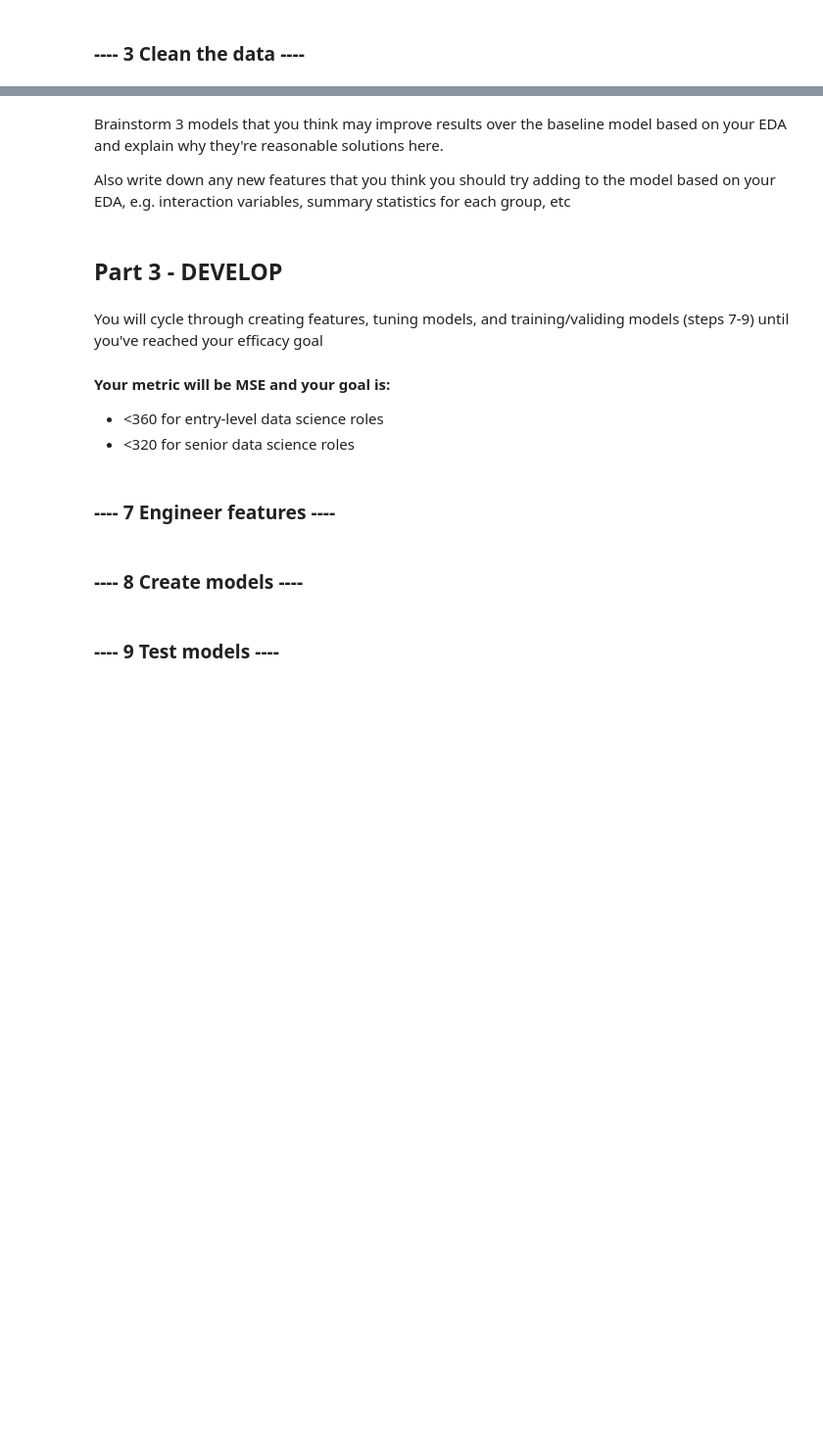
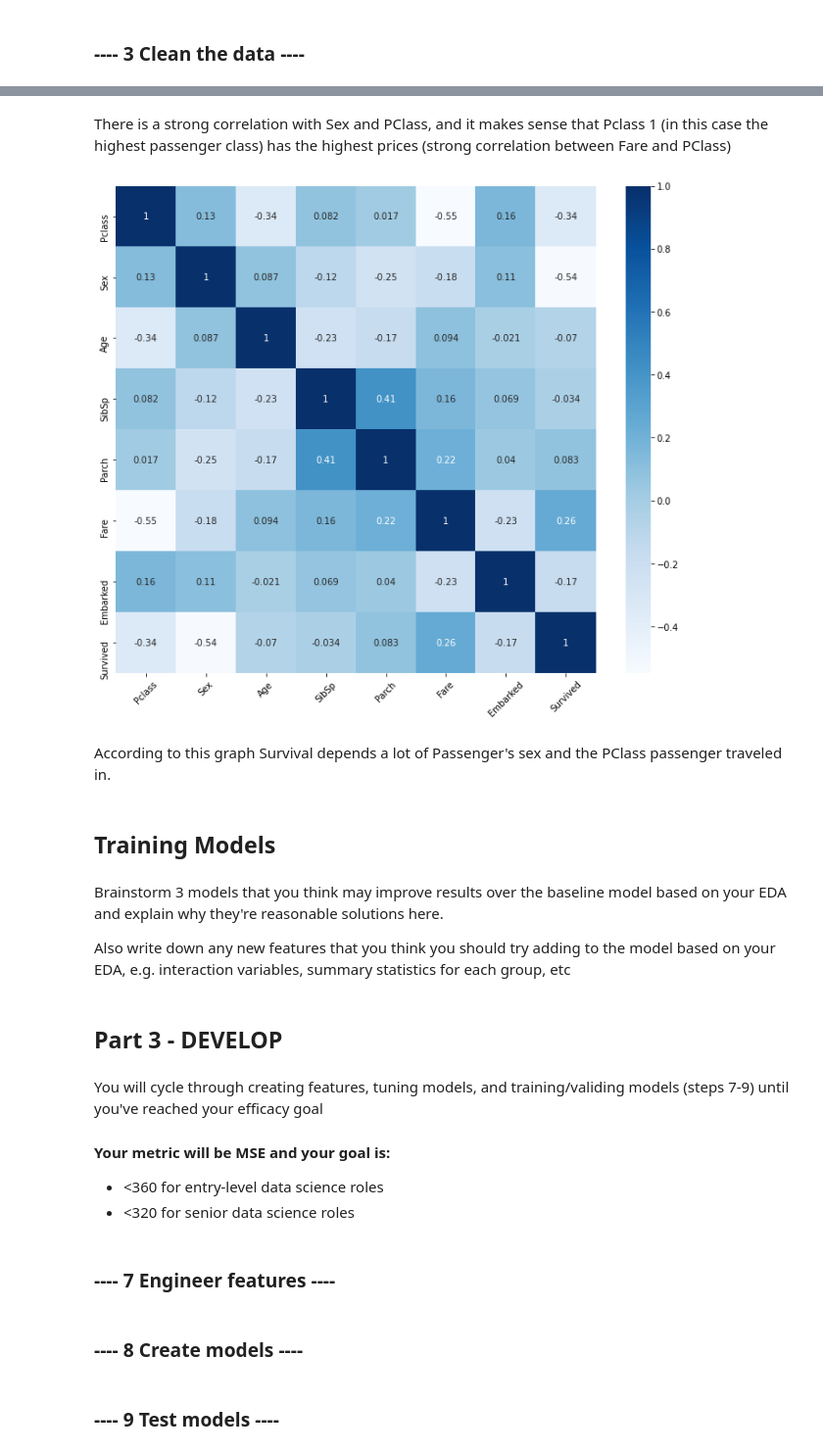
Before and after one commit to danielaaz04/titanic, a Jupyter notebook: Titanic Notebook.ipynb, the cells around one changed output, grey strips where cells are left out. Shown at 98% size. Cells and saved outputs as stored; diff of their text form; code cells hidden in the pictures; blank space fills up the shorter version.

Commit message:
uploading exploratory data analysis

```diff
--- a/Titanic Notebook.ipynb
+++ b/Titanic Notebook.ipynb
@@ -42,0 +143,6 @@ __email__ = "daniela.alvarez04@gmail.com"
+# %%
+#there are 176 Nan in Age feature so we will impute those values.
+from sklearn.impute import SimpleImputer
+imputer = SimpleImputer(missing_values=np.nan, strategy='median')
+# %%
+imputer.fit(train_df)
@@ -42,0 +161,4 @@ __email__ = "daniela.alvarez04@gmail.com"
+# %%
+X = imputer.transform(train_df)
+# %%
+train_df_tr = pd.DataFrame(X, columns=train_df.columns)
@@ -42,0 +180,16 @@ __email__ = "daniela.alvarez04@gmail.com"
+# %% [markdown]
+There is a strong correlation with Sex and PClass, and it makes sense that Pclass 1 (in this case the highest passenger class) has the highest prices (strong correlation between Fare and PClass)
+# %%
+#Look for correlation between each feature and the target
+#Look for correlation between features
+#PassengerId is discarded for having unique values.
+
+fig = plt.figure(figsize=(12,10))
+features = ['Pclass', 'Sex', 'Age', 'SibSp', 'Parch', 'Fare', 'Embarked']
+sns.heatmap(train_df_tr[features + ['Survived']].corr(), cmap = 'Blues', annot=True)
+plt.xticks(rotation = 45)
+plt.show()
+# %% [output]
+[figure, added]
+# %% [markdown]
+According to this graph Survival depends a lot of Passenger's sex and the PClass passenger traveled in.
@@ -43,3 +204,5 @@ __email__ = "daniela.alvarez04@gmail.com"
+# %% [markdown]
+## Training Models
 # %%
 #brainstorm 3 models that you think may improve results over the baseline model based
 #on your
```
Also changed, not shown: parts of 32 cells of this notebook.
